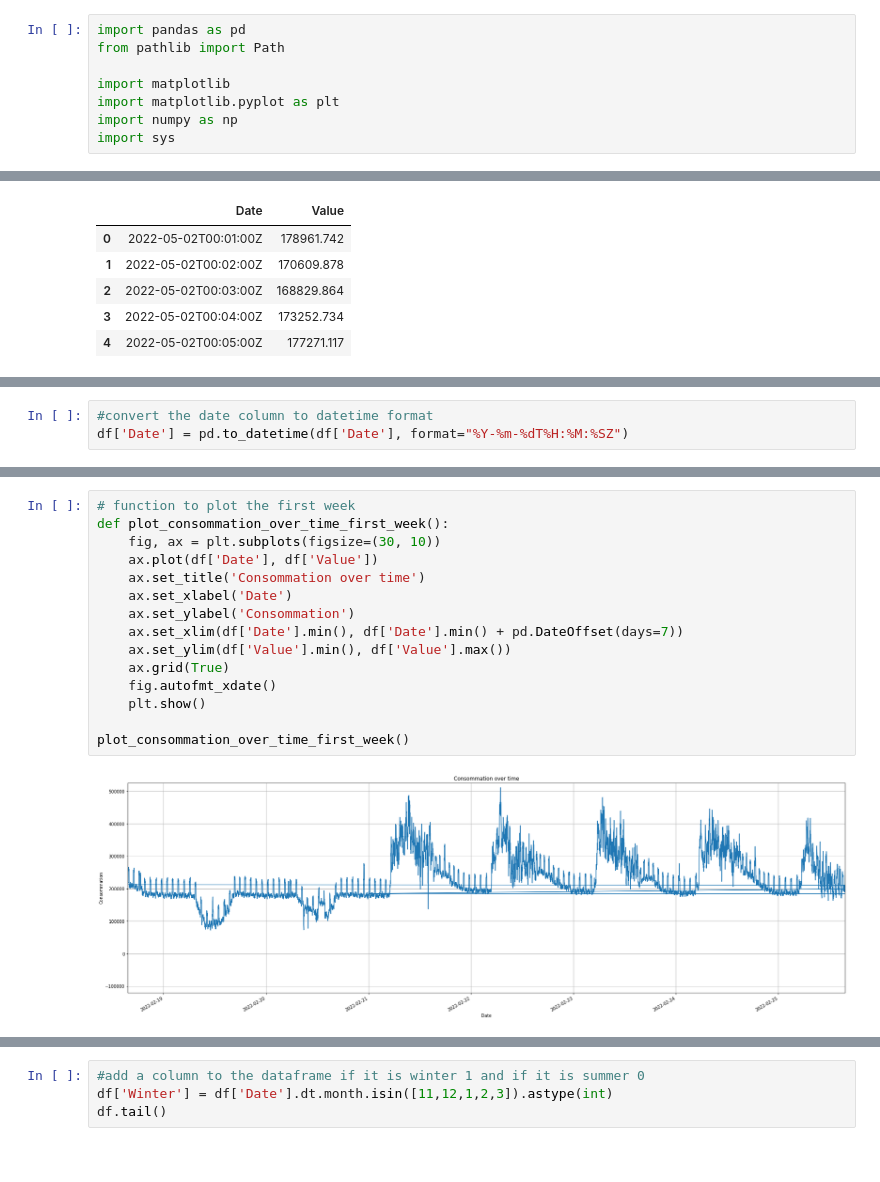
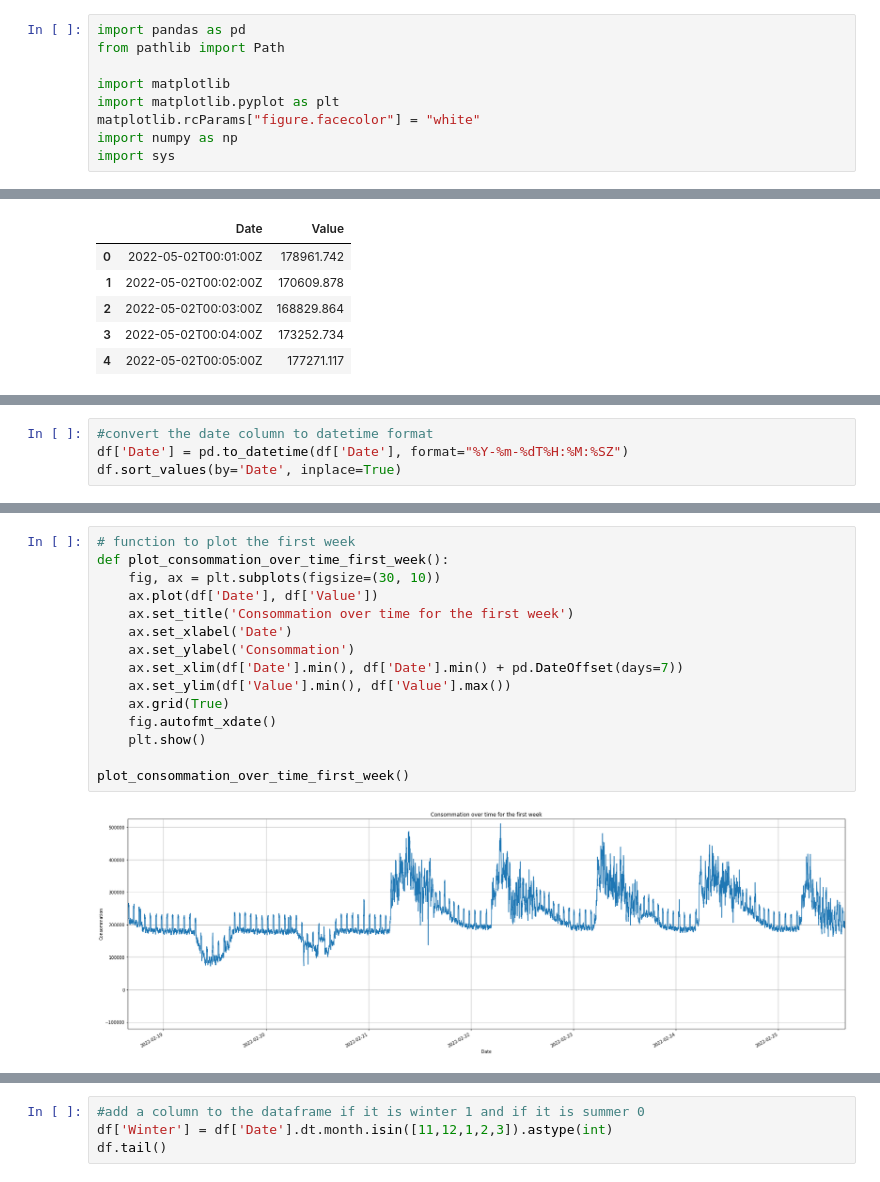
Before and after one commit to cojre/ml-project-2-stockdataholm, a Jupyter notebook: main.ipynb, the cells around one changed output, grey strips where cells are left out. Saved outputs shown, nothing was run; the diff lists cells and outputs as text.

```diff
--- a/main.ipynb
+++ b/main.ipynb
@@ -4,5 +6,6 @@ from pathlib import Path
 
 import matplotlib
 import matplotlib.pyplot as plt
+matplotlib.rcParams["figure.facecolor"] = "white"
 import numpy as np
 import sys
@@ -20,6 +27,7 @@ df.head()
 # %%
 #convert the date column to datetime format
 df['Date'] = pd.to_datetime(df['Date'], format="%Y-%m-%dT%H:%M:%SZ")
+df.sort_values(by='Date', inplace=True)
 # %%
 def plot_consommation_over_time_detailed_graph():
     fig, ax = plt.subplots(figsize=(30, 10))
@@ -56,20 +64,20 @@ plot_consommation_over_time_zoomed_graph()
 # %%
 # function to plot the first week
 def plot_consommation_over_time_first_week():
     fig, ax = plt.subplots(figsize=(30, 10))
     ax.plot(df['Date'], df['Value'])
-    ax.set_title('Consommation over time')
+    ax.set_title('Consommation over time for the first week')
     ax.set_xlabel('Date')
     ax.set_ylabel('Consommation')
     ax.set_xlim(df['Date'].min(), df['Date'].min() + pd.DateOffset(days=7))
     ax.set_ylim(df['Value'].min(), df['Value'].max())
     ax.grid(True)
     fig.autofmt_xdate()
     plt.show()
 
 plot_consommation_over_time_first_week()
 # %% [output]
-[figure, old version]
+[figure, new version]
 # %%
 #add a column to datafame with 0 if it is a weekend day and 1 if it is a weekday
 df['Weekend'] = df['Date'].dt.dayofweek.isin([5,6]).astype(int)
```
Also changed, not shown: parts of 8 cells of this notebook, 2 other files.
